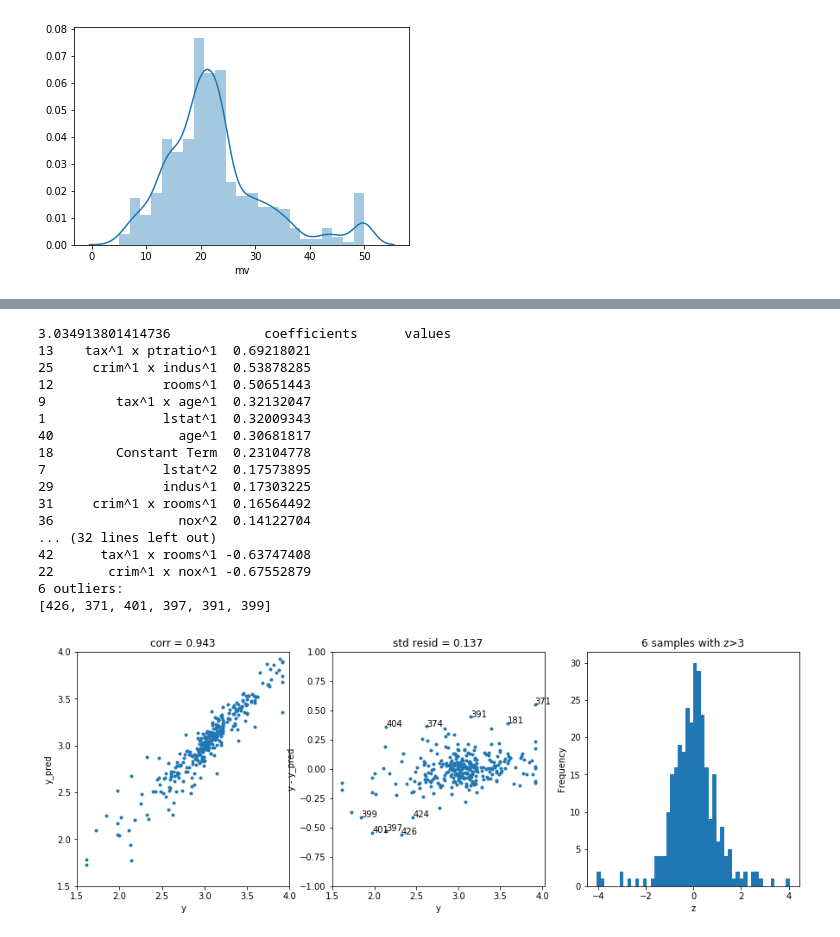
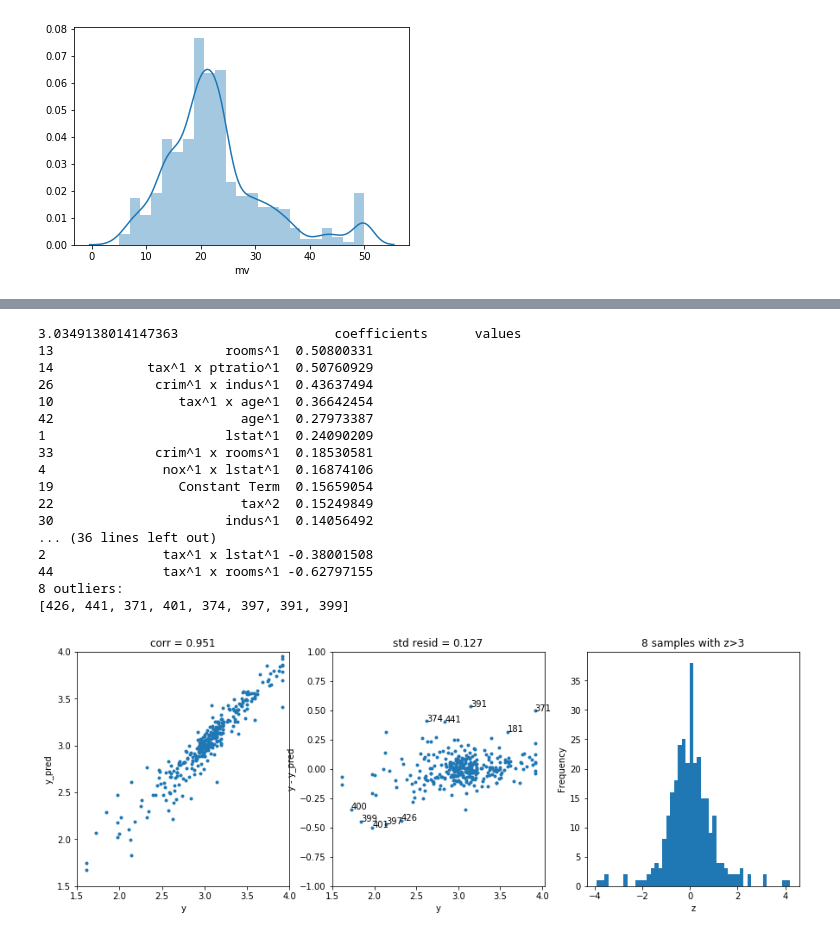
Before and after one commit to GinoWoz1/Learnings, a Jupyter notebook: Boston_Dataset.ipynb, the cells around one changed output, grey strips where cells are left out. Cells and saved outputs as stored; diff of their text form; code cells hidden in the pictures.

```diff
--- a/Boston_Dataset.ipynb
+++ b/Boston_Dataset.ipynb
@@ -647,5 +659,5 @@ Pipeline(memory=None,
 # %%
-# do feature selection with SelectFromModel
+# do feature selection with SelectFromModel, slightly better
 
 from sklearn.feature_selection import SelectKBest,SelectFromModel,f_regression,SelectFwe,mutual_info_regression
 
@@ -664,7 +676,7 @@ k_pipe = Pipeline([('select',select),
          ('stand',StandardScaler()),
            ('elnet',elnet)])
 
-gs2 = GridSearchCV(k_pipe,param_grid=select_params,cv = rkfold, scoring= rmse_cv)
+gs2 = GridSearchCV(k_pipe,param_grid=select_params,cv = rkfold, scoring= rmse_cv,error_score=0.0)
 gs2.fit(X_train,y_train)
 print(gs2.best_score_)
 print(gs2.best_estimator_)
@@ -732,3 +744,6 @@ output_test = PolynomialFeatures_labeled(X_test[columns],2,index=X_test.index)
 # concatenate polynomial transformed data sets with leftout columns
 X_train_poly = pd.concat([output_tr,X_train_poly],axis=1) # train
 X_test_poly = pd.concat([output_test,X_test_poly],axis=1) # test
+
+X_train_poly.rename(columns={'Constant Term':'tax'},inplace=True)
+X_test_poly.rename(columns={'Constant Term':'tax'},inplace=True)
@@ -743,6 +765,6 @@ pear_corr(X_train_poly)
 # %%
 # feature selection withf_regression - does better with only 45 variables
-# 3.7 RMSE, much better!
+# 3.38 RMSE, much better!
 
 k_best = SelectKBest(f_regression)
 
@@ -757,7 +779,7 @@ k_pipe = Pipeline([('k_best',k_best),
          ('stand',StandardScaler()),
            ('elnet',elnet)])
 
-rs6 = GridSearchCV(k_pipe,param_grid=k_params,cv =rkfold, scoring= rmse_cv)
+rs6 = GridSearchCV(k_pipe,param_grid=k_params,cv =rkfold, scoring= rmse_cv,error_score=0.0)
 rs6.fit(X_train_poly,y_train)
 print(rs6.best_score_)
 print(rs6.best_estimator_)
@@ -804,15 +826,15 @@ Pipeline(memory=None,
 # %%
 # will use selectKBest for 45 variables since random forest above did not perform well
 
-k_best = SelectKBest(f_regression,k=45)
-k_best.fit_transform(X_train_poly,y)
+k_best = SelectKBest(f_regression,k=49)
+k_best.fit_transform(X_train_poly,y_train)
 
 p_values = pd.DataFrame(
     {"column": X_train_poly.columns, "p_value": k_best.pvalues_}
 ).sort_values("p_value")
-columns = p_values.head(45).column.unique().tolist()  # gather columns from k best =40
-X_45 = X_train_poly[columns]
-X_45.columns.tolist()
+columns = p_values.head(49).column.unique().tolist()  # gather columns from k best =40
+X_49 = X_train_poly[columns]
+X_49.columns.tolist()
 # %% [output]
 ['ptratio^1 x lstat^1',
  'lstat^1',
@@ -842,36 +864,36 @@ rs6.best_params_
 # %%
 # initiate elastic net, look at coefficients and then at residuals
 
 # scale
 sc = StandardScaler()
-X_sc2 = sc.fit_transform(X_45)
+X_sc2 = sc.fit_transform(X_49)
 
 elnet_final = ElasticNet(alpha=0,l1_ratio=0.0,tol=1e-05)
 elnet_final.fit(X_sc2,y_train)
 elnet_final.coef_
 values = pd.DataFrame(elnet_final.coef_.reshape(-1,1),columns = ['values'])
-names = pd.DataFrame(X_45.columns.tolist(),columns=['coefficients'])
+names = pd.DataFrame(X_49.columns.tolist(),columns=['coefficients'])
 coefficients = pd.concat([names,values],axis=1)
 print(elnet_final.intercept_,coefficients.sort_values(by=['values'],ascending=False))
 
 residual_plot(elnet_final,X_sc2,y_train)
 # %% [output]
-3.034913801414736            coefficients      values
-13    tax^1 x ptratio^1  0.69218021
-25     crim^1 x indus^1  0.53878285
-12              rooms^1  0.50651443
-9         tax^1 x age^1  0.32132047
-1               lstat^1  0.32009343
-40                age^1  0.30681817
-18        Constant Term  0.23104778
-7               lstat^2  0.17573895
-29              indus^1  0.17303225
-31     crim^1 x rooms^1  0.16564492
-36                nox^2  0.14122704
-... (32 lines left out)
-42      tax^1 x rooms^1 -0.63747408
-22       crim^1 x nox^1 -0.67552879
-6 outliers:
-[426, 371, 401, 397, 391, 399]
+3.0349138014147363                    coefficients      values
+13                      rooms^1  0.50800331
+14            tax^1 x ptratio^1  0.50760929
+26             crim^1 x indus^1  0.43637494
+10                tax^1 x age^1  0.36642454
+42                        age^1  0.27973387
+1                       lstat^1  0.24090209
+33             crim^1 x rooms^1  0.18530581
+4               nox^1 x lstat^1  0.16874106
+19                Constant Term  0.15659054
+22                        tax^2  0.15249849
+30                      indus^1  0.14056492
+... (36 lines left out)
+2               tax^1 x lstat^1 -0.38001508
+44              tax^1 x rooms^1 -0.62797155
+8 outliers:
+[426, 441, 371, 401, 374, 397, 391, 399]
-[figure, old version]
+[figure, new version]
 # %%
```
Also changed, not shown: parts of 34 cells of this notebook.
